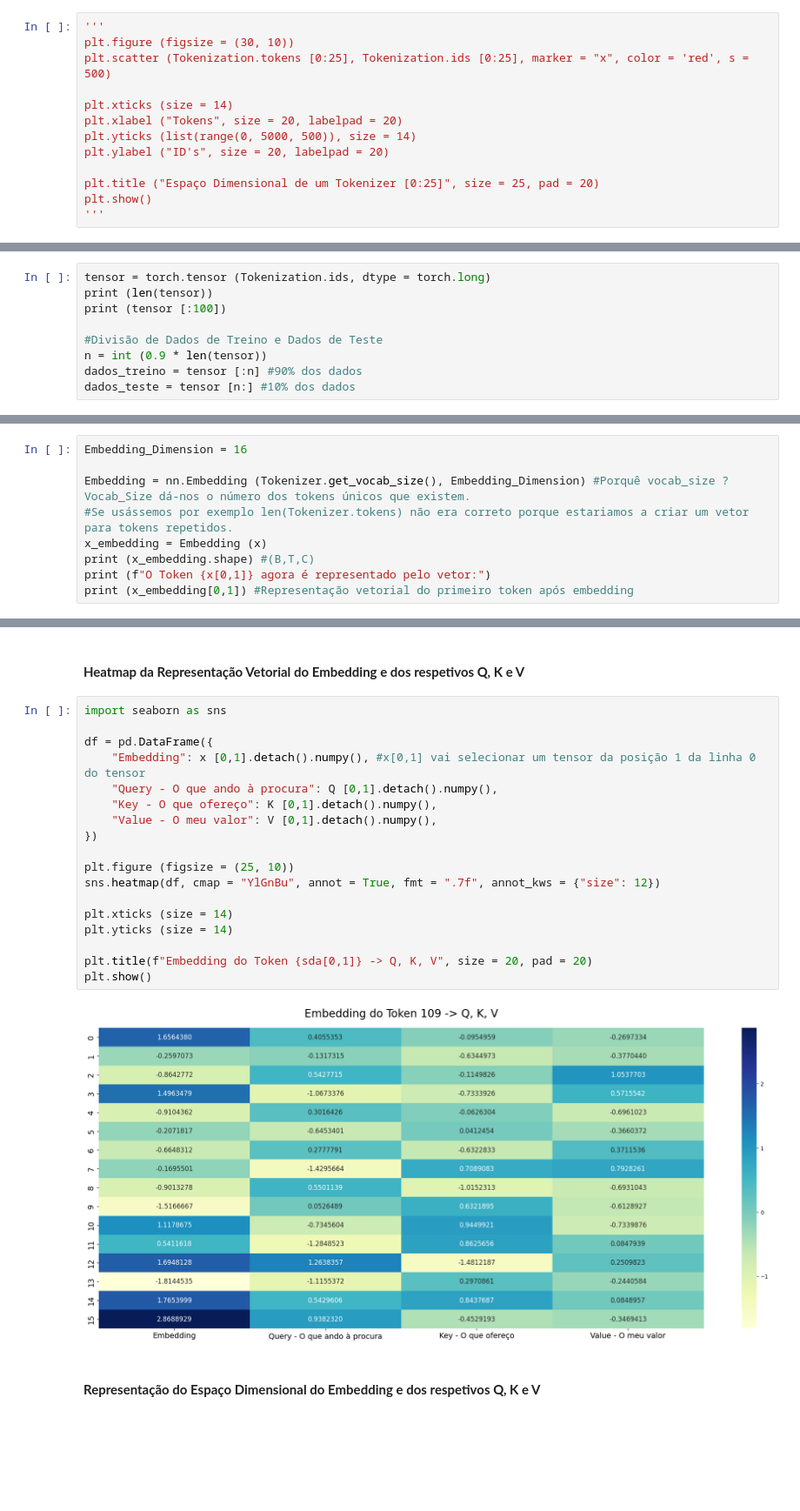
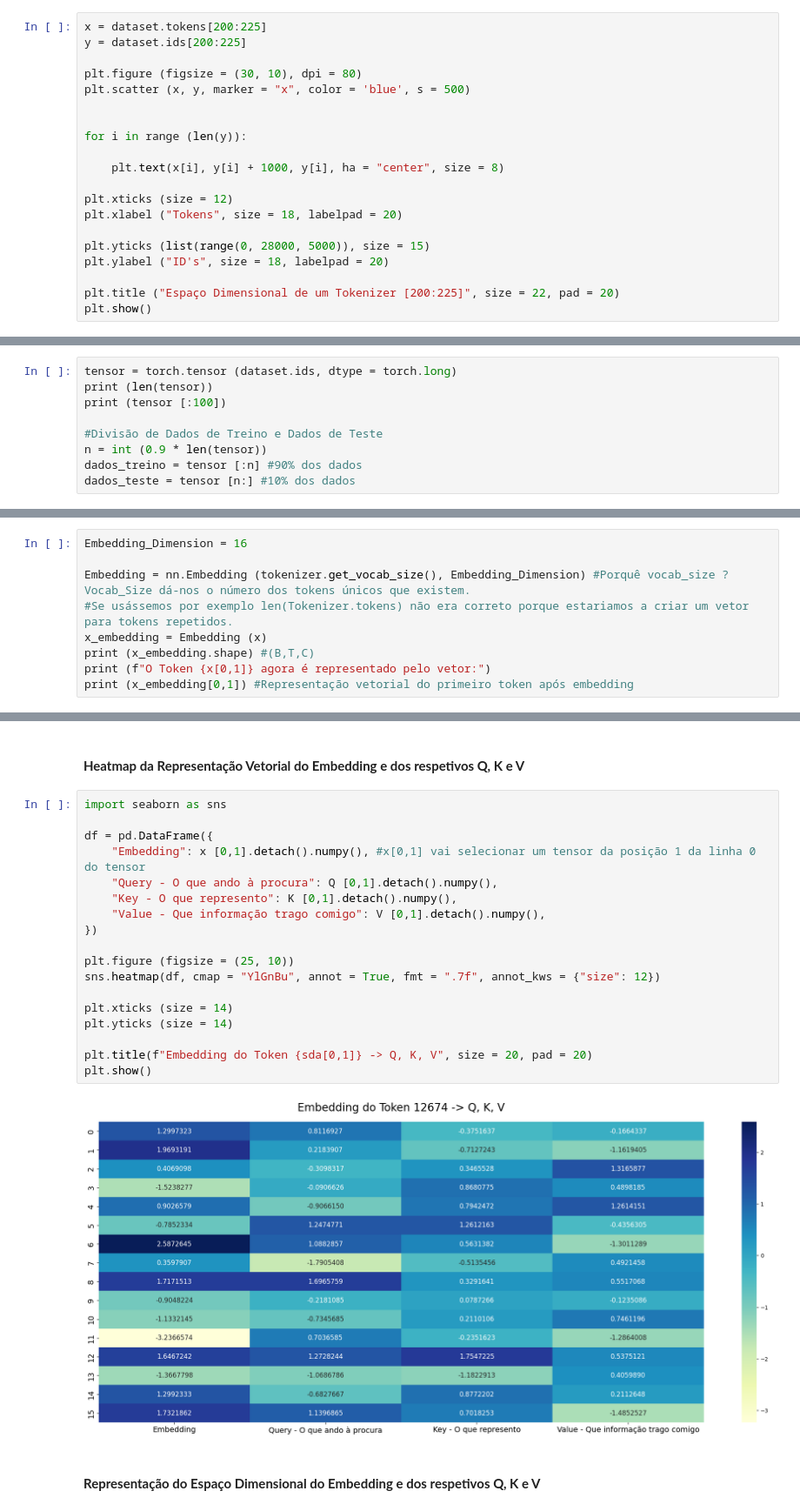
Before and after one commit to Eliezer-Carvalho/Tiny-GPT, a Jupyter notebook: Transformer - Attention Is All You Need.ipynb, the cells around one changed output, grey strips where cells are left out. Shown at 87% size. Cells and saved outputs as stored; diff of their text form; blank space fills up the shorter version.

```diff
--- a/Transformer - Attention Is All You Need.ipynb
+++ b/Transformer - Attention Is All You Need.ipynb
@@ -168,16 +120,23 @@ plt.show()
 # %% [markdown]
 #### **Espaço Dimensional de um Tokenizer**
 # %%
-'''
-plt.figure (figsize = (30, 10))
-plt.scatter (Tokenization.tokens [0:25], Tokenization.ids [0:25], marker = "x", color = 'red', s = 500)
+x = dataset.tokens[200:225]
+y = dataset.ids[200:225]
 
-plt.xticks (size = 14)
-plt.xlabel ("Tokens", size = 20, labelpad = 20)
-plt.yticks (list(range(0, 5000, 500)), size = 14)
-plt.ylabel ("ID's", size = 20, labelpad = 20)
+plt.figure (figsize = (30, 10), dpi = 80)
+plt.scatter (x, y, marker = "x", color = 'blue', s = 500)
 
-plt.title ("Espaço Dimensional de um Tokenizer [0:25]", size = 25, pad = 20)
+
+for i in range (len(y)):
+
+    plt.text(x[i], y[i] + 1000, y[i], ha = "center", size = 8)
+
+plt.xticks (size = 12)
+plt.xlabel ("Tokens", size = 18, labelpad = 20)
+
+plt.yticks (list(range(0, 28000, 5000)), size = 15)
+plt.ylabel ("ID's", size = 18, labelpad = 20)
+
+plt.title ("Espaço Dimensional de um Tokenizer [200:225]", size = 22, pad = 20)
 plt.show()
-'''
 # %% [output]
@@ -211,7 +217,7 @@ import torch.nn.functional as F #https://docs.pytorch.org/docs/stable/nn.functio
 # %% [markdown]
 #### **Definição do Tensor e Dados de Treino vs Dados de Teste**
 # %%
-tensor = torch.tensor (Tokenization.ids, dtype = torch.long)
+tensor = torch.tensor (dataset.ids, dtype = torch.long)
 print (len(tensor))
 print (tensor [:100])
 
@@ -282,7 +289,7 @@ Os Embeddings são parâmetros treináveis, ou seja, são ajustados durante o tr
 # %%
 Embedding_Dimension = 16
 
-Embedding = nn.Embedding (Tokenizer.get_vocab_size(), Embedding_Dimension) #Porquê vocab_size ? Vocab_Size dá-nos o número dos tokens únicos que existem.
+Embedding = nn.Embedding (tokenizer.get_vocab_size(), Embedding_Dimension) #Porquê vocab_size ? Vocab_Size dá-nos o número dos tokens únicos que existem.
 #Se usássemos por exemplo len(Tokenizer.tokens) não era correto porque estariamos a criar um vetor para tokens repetidos.
 x_embedding = Embedding (x)
 print (x_embedding.shape) #(B,T,C)
@@ -472,23 +479,23 @@ torch.Size([4, 8, 16])
 # %%
 import seaborn as sns
 
 df = pd.DataFrame({
     "Embedding": x [0,1].detach().numpy(), #x[0,1] vai selecionar um tensor da posição 1 da linha 0 do tensor
     "Query - O que ando à procura": Q [0,1].detach().numpy(),
-    "Key - O que ofereço": K [0,1].detach().numpy(),
-    "Value - O meu valor": V [0,1].detach().numpy(),
+    "Key - O que represento": K [0,1].detach().numpy(),
+    "Value - Que informação trago comigo": V [0,1].detach().numpy(),
 })
 
 plt.figure (figsize = (25, 10))
 sns.heatmap(df, cmap = "YlGnBu", annot = True, fmt = ".7f", annot_kws = {"size": 12})
 
 plt.xticks (size = 14)
 plt.yticks (size = 14)
 
 plt.title(f"Embedding do Token {sda[0,1]} -> Q, K, V", size = 20, pad = 20)
 plt.show()
 # %% [output]
-[figure, old version]
+[figure, new version]
 # %% [markdown]
 #### **Representação do Espaço Dimensional do Embedding e dos respetivos Q, K e V**
 # %%
```
Also changed, not shown: parts of 19 cells of this notebook.
